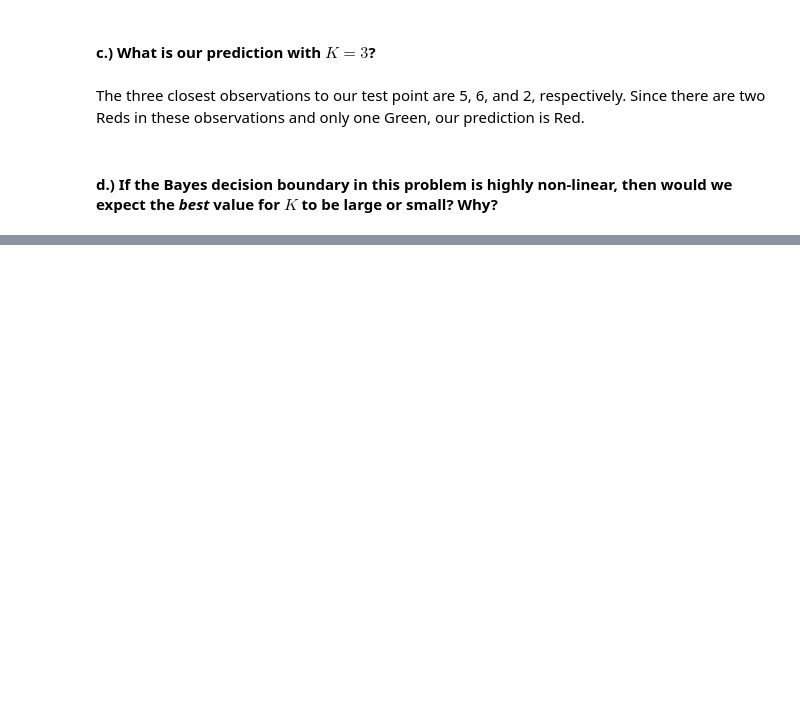
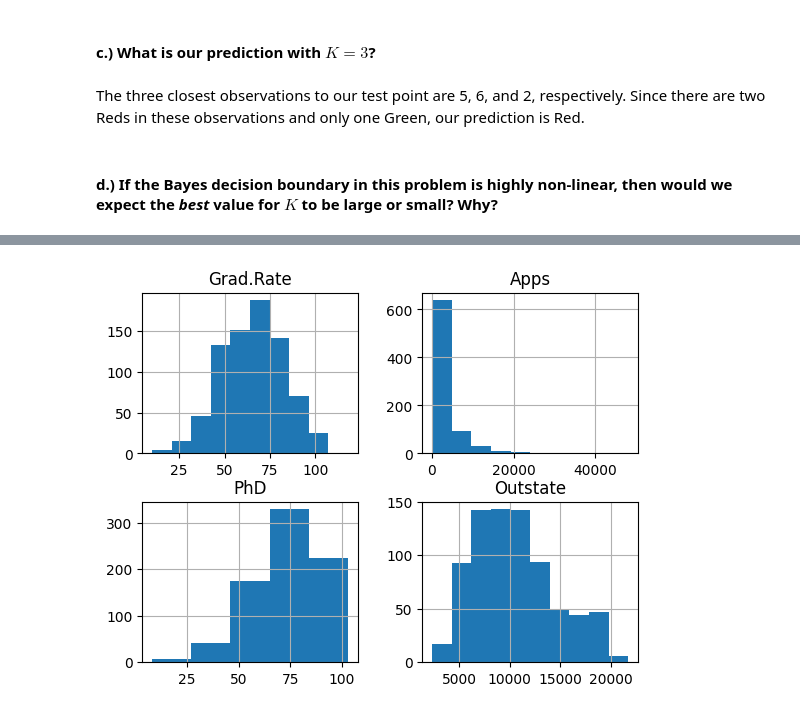
Before and after one commit to CRowland4/statistical_learning_python, a Jupyter notebook: Chapter_2/Exercises_Chapter_2.ipynb, the cells around one changed output, grey strips where cells are left out. Saved outputs shown, nothing was run; the diff lists cells and outputs as text; code cells hidden in the pictures; blank space fills up the shorter version.

```diff
--- a/Chapter_2/Exercises_Chapter_2.ipynb
+++ b/Chapter_2/Exercises_Chapter_2.ipynb
@@ -111,0 +228,9 @@ The three closest observations to our test point are 5, 6, and 2, respectively.
+# %%
+# g.)
+fig, ax = subplots(2, 2)
+college.hist("Grad.Rate", ax=ax[0, 0]);
+college.hist("Apps", ax=ax[0, 1]);
+college.hist("Outstate", bins=10, ax=ax[1, 1]);
+college.hist("PhD", bins=5, ax=ax[1, 0]);
+# %% [output]
+[figure, added]
```
Also changed, not shown: parts of 13 cells of this notebook, 24 other files.
